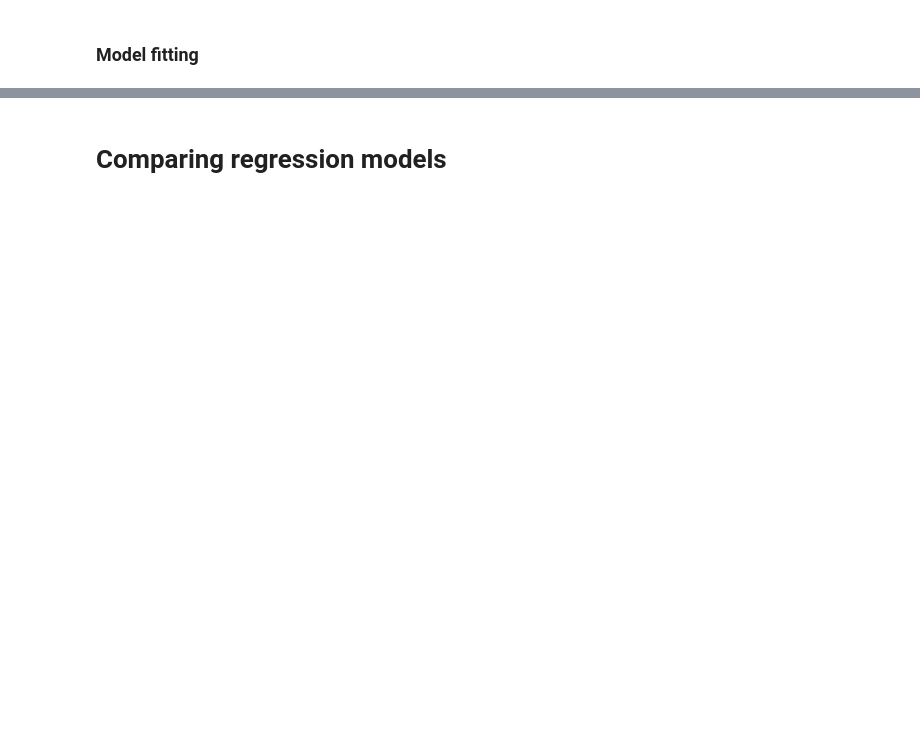
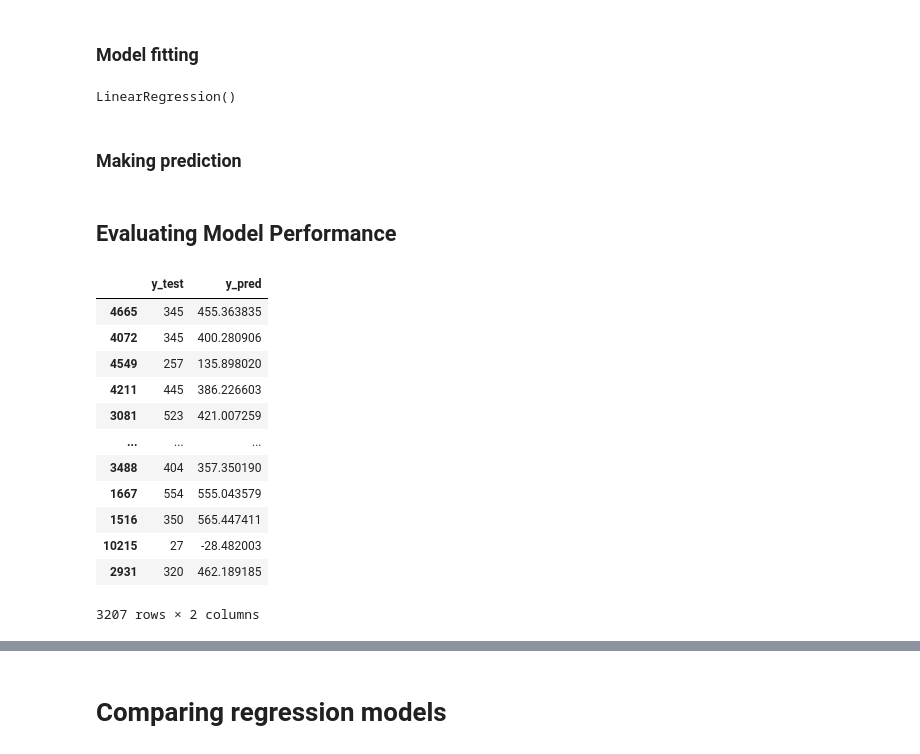
Before and after one commit to Pahegon/IronPablo, a Jupyter notebook: W4/Case_Studies/Customer_Analysis_Case_Study/Comparing regression models.W7.D1.ipynb, the cells around one changed output, grey strips where cells are left out. Cells and saved outputs as stored; diff of their text form; code cells hidden in the pictures; blank space fills up the shorter version.

```diff
--- a/W4/Case_Studies/Customer_Analysis_Case_Study/Comparing regression models.W7.D1.ipynb
+++ b/W4/Case_Studies/Customer_Analysis_Case_Study/Comparing regression models.W7.D1.ipynb
@@ -720,3 +780,11 @@ Notes:
 [1] Standard Errors assume that the covariance matrix of the errors is correctly specified.
 # %% [markdown]
 ### Model fitting
+# %%
+# Train of the modell
+model=LinearRegression()    # model
+model.fit(X_train_scaled, y_train)   # model train
+# %% [output]
+LinearRegression()
+# %% [markdown]
+### Making prediction
@@ -722,0 +796,20 @@ Notes:
+# %% [markdown]
+## Evaluating Model Performance
+# %%
+#We can see the difference between y_test and y_pred
+result=pd.DataFrame({"y_test":y_test,"y_pred":y_pred})
+result
+# %% [output]
+|  | y_test | y_pred |
+| 4665 | 345 | 455.363835 |
+| 4072 | 345 | 400.280906 |
+| 4549 | 257 | 135.898020 |
+| 4211 | 445 | 386.226603 |
+| 3081 | 523 | 421.007259 |
+| ... | ... | ... |
+| 3488 | 404 | 357.350190 |
+| 1667 | 554 | 555.043579 |
+| 1516 | 350 | 565.447411 |
+| 10215 | 27 | -28.482003 |
+| 2931 | 320 | 462.189185 |
+3207 rows × 2 columns
```
Also changed, not shown: parts of 42 cells of this notebook, 2 other files.
